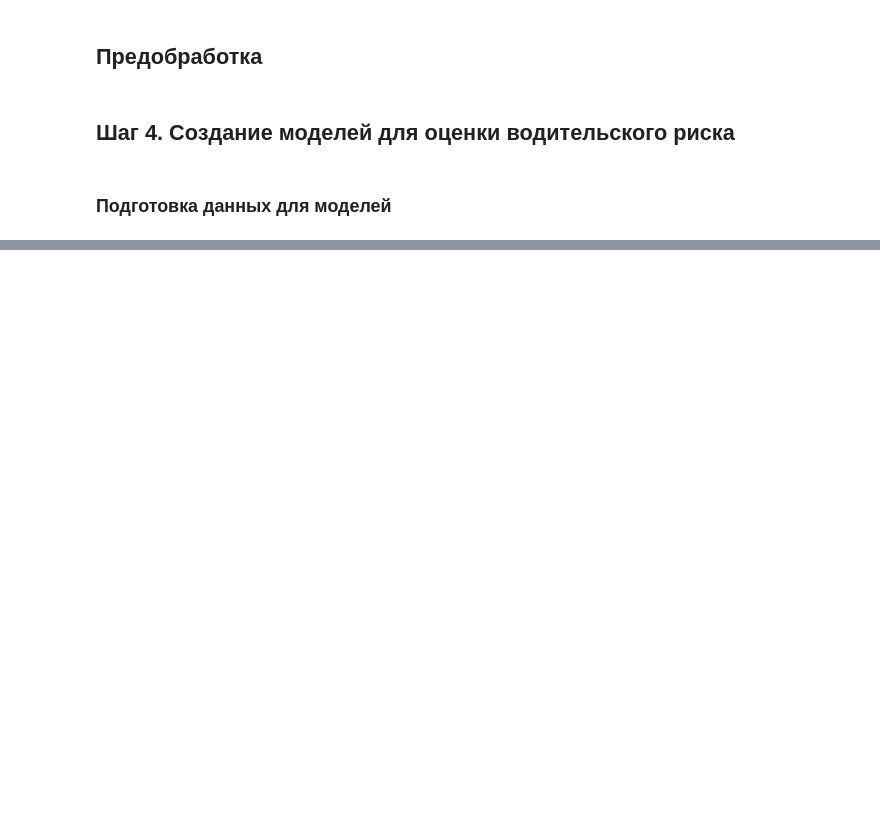
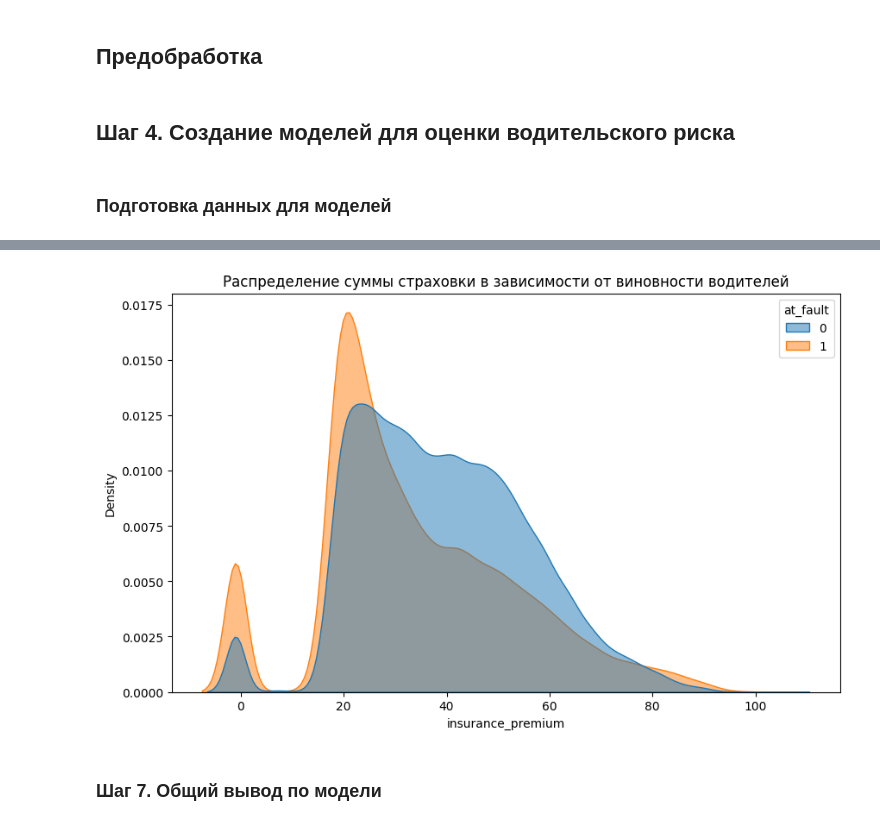
Before and after one commit to wheheheheh/carsharing-project, a Jupyter notebook: main.ipynb, the cells around one changed output, grey strips where cells are left out. Cells and saved outputs as stored; diff of their text form; code cells hidden in the pictures; blank space fills up the shorter version.

```diff
--- a/main.ipynb
+++ b/main.ipynb
@@ -65,9 +62,7 @@ def connect_to_db() -> Optional[Engine]:
 def get_any_data(query: str) -> Optional[pd.DataFrame]:
     try:
         engine = connect_to_db()
-
-        get_query = query
-        return pd.read_sql_query(get_query, con=engine)
+        return pd.read_sql_query(query, con=engine)
 
     except Exception as e:
         print(f'Error: {e}')
@@ -975,0 +806,9 @@ plt.show()
+# %%
+plt.figure(figsize=(10, 6))
+sns.kdeplot(data=data, x='insurance_premium', hue='at_fault', fill=True, alpha=0.5)
+plt.title('Распределение суммы страховки в зависимости от виновности водителей')
+plt.show()
+# %% [output]
+[figure, added]
+# %% [markdown]
+### Шаг 7. Общий вывод по модели
```
Also changed, not shown: parts of 57 cells of this notebook, 1 other file.
